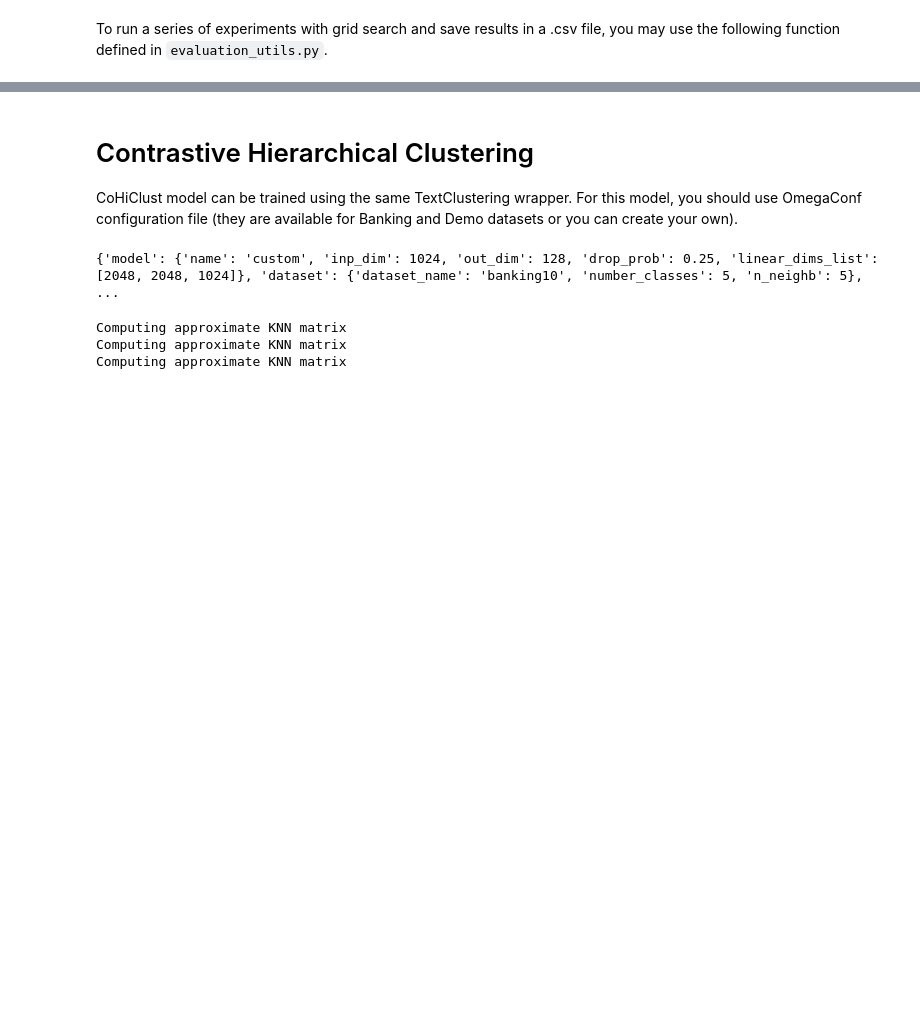
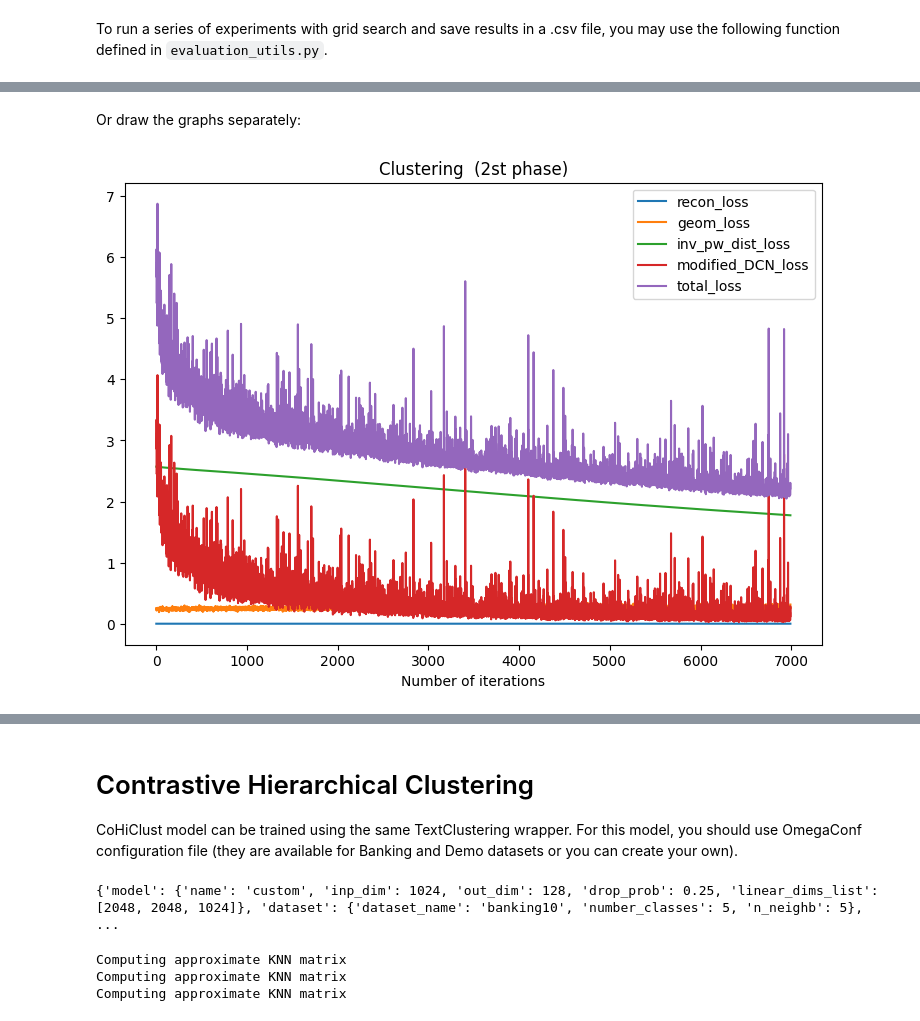
Before and after one commit to AlkinEmil/DeepClusteringForTexts, a Jupyter notebook: Example_notebook.ipynb, the cells around one changed output, grey strips where cells are left out. Saved outputs shown, nothing was run; the diff lists cells and outputs as text; code cells hidden in the pictures; blank space fills up the shorter version.

```diff
--- a/Example_notebook.ipynb
+++ b/Example_notebook.ipynb
@@ -206,0 +253,6 @@ Clust time: 44.125908613204956
+# %% [markdown]
+Or draw the graphs separately:
+# %%
+plot_losses(losses2, "Clustering  (2st phase)")
+# %% [output]
+[figure, added]
```
Also changed, not shown: parts of 12 cells of this notebook, 2 other files.
